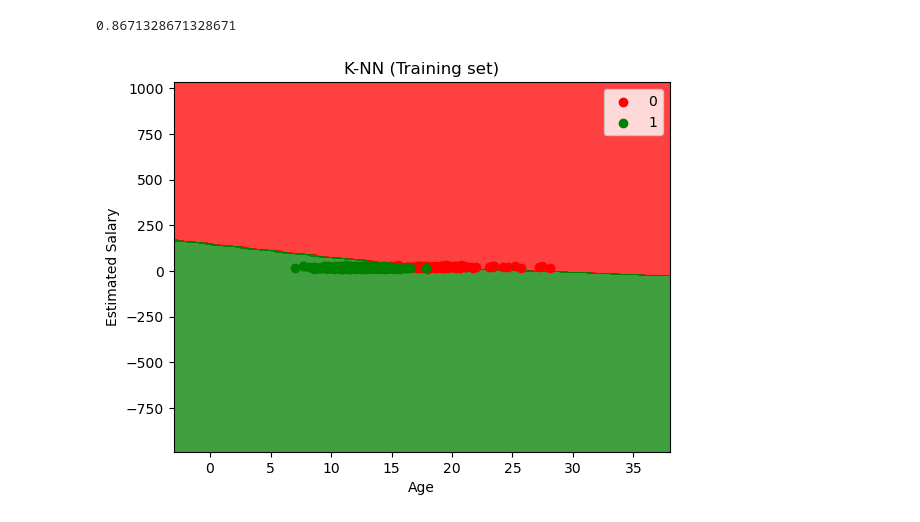
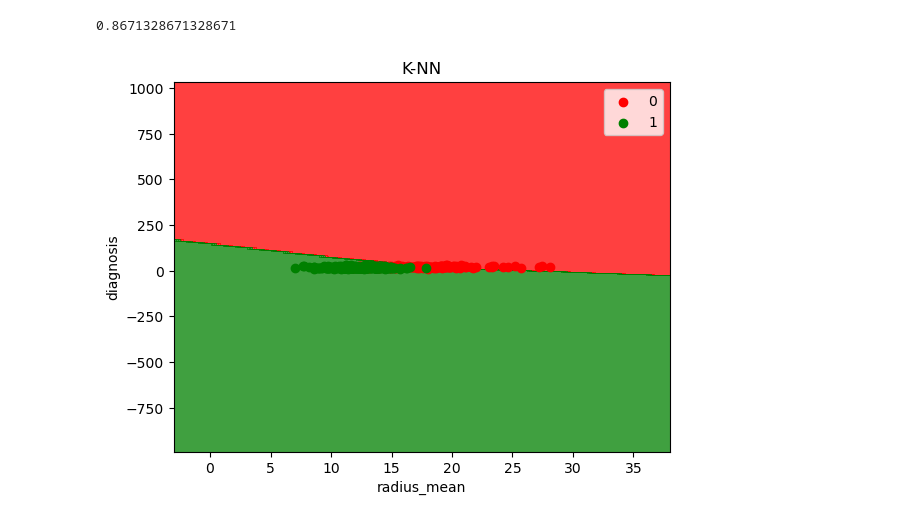
Before and after one commit to patoCode/big_data_mod_01_hw01, a Jupyter notebook: Clasificacion/K-NN/knn.ipynb, the cells around one changed output. Cells and saved outputs as stored; diff of their text form; code cells hidden in the pictures.

```diff
--- a/Clasificacion/K-NN/knn.ipynb
+++ b/Clasificacion/K-NN/knn.ipynb
@@ -104,18 +104,18 @@ weighted avg       0.87      0.87      0.87       143
 # %%
 from matplotlib.colors import ListedColormap
 X_set, y_set = sc.inverse_transform(X_train), y_train
 X1, X2 = np.meshgrid(np.arange(start = X_set[:, 0].min() - 10, stop = X_set[:, 0].max() + 10, step = 1),
                      np.arange(start = X_set[:, 1].min() - 1000, stop = X_set[:, 1].max() + 1000, step = 1))
 plt.contourf(X1, X2, classifier.predict(sc.transform(np.array([X1.ravel(), X2.ravel()]).T)).reshape(X1.shape),
              alpha = 0.75, cmap = ListedColormap(('red', 'green')))
 plt.xlim(X1.min(), X1.max())
 plt.ylim(X2.min(), X2.max())
 for i, j in enumerate(np.unique(y_set)):
     plt.scatter(X_set[y_set == j, 0], X_set[y_set == j, 1], c = ListedColormap(('red', 'green'))(i), label = j)
-plt.title('K-NN (Training set)')
-plt.xlabel('Age')
-plt.ylabel('Estimated Salary')
+plt.title('K-NN')
+plt.xlabel('radius_mean')
+plt.ylabel('diagnosis')
 plt.legend()
 plt.show()
 # %% [output]
-[figure, old version]
+[figure, new version]
```
Also changed, not shown: 3 other files.
